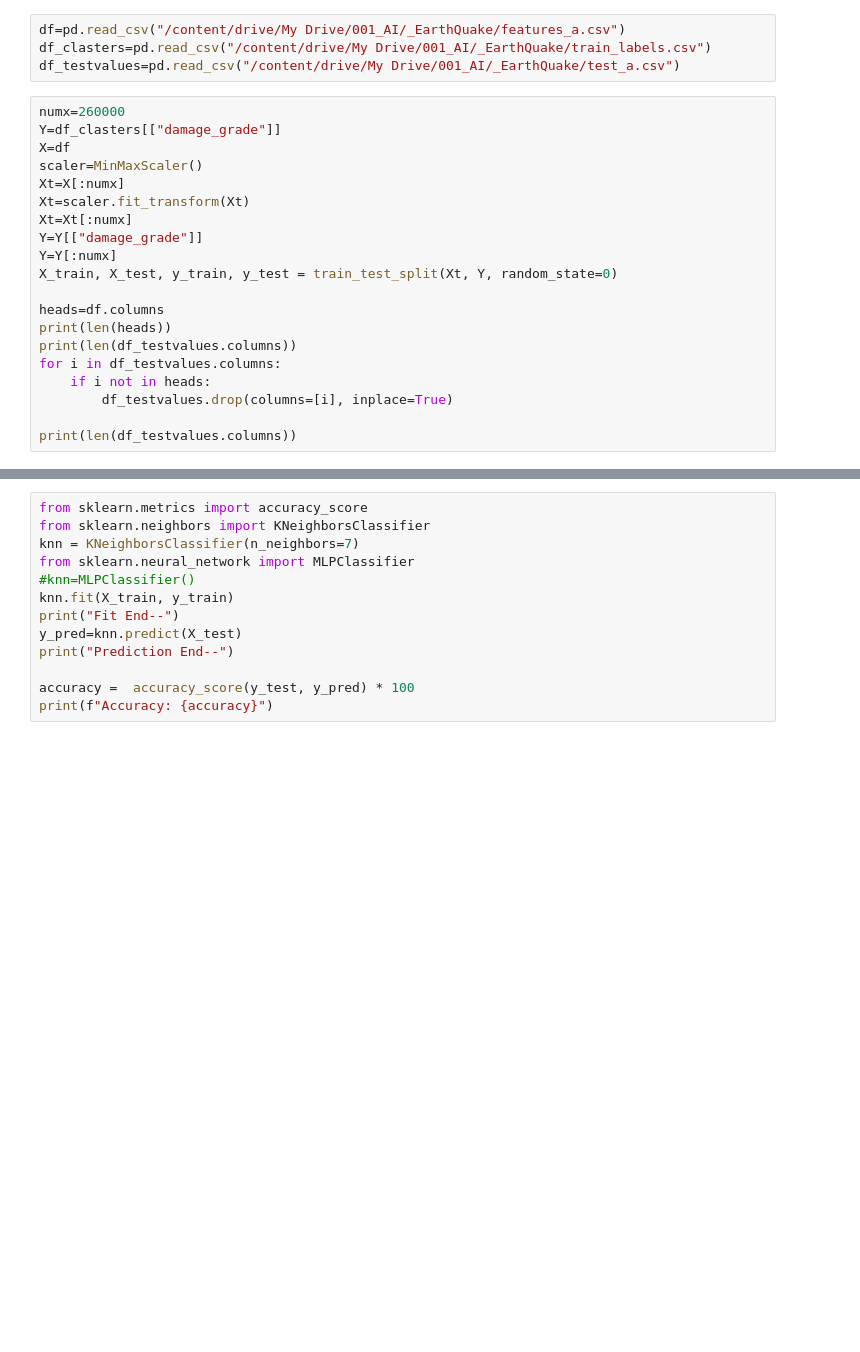
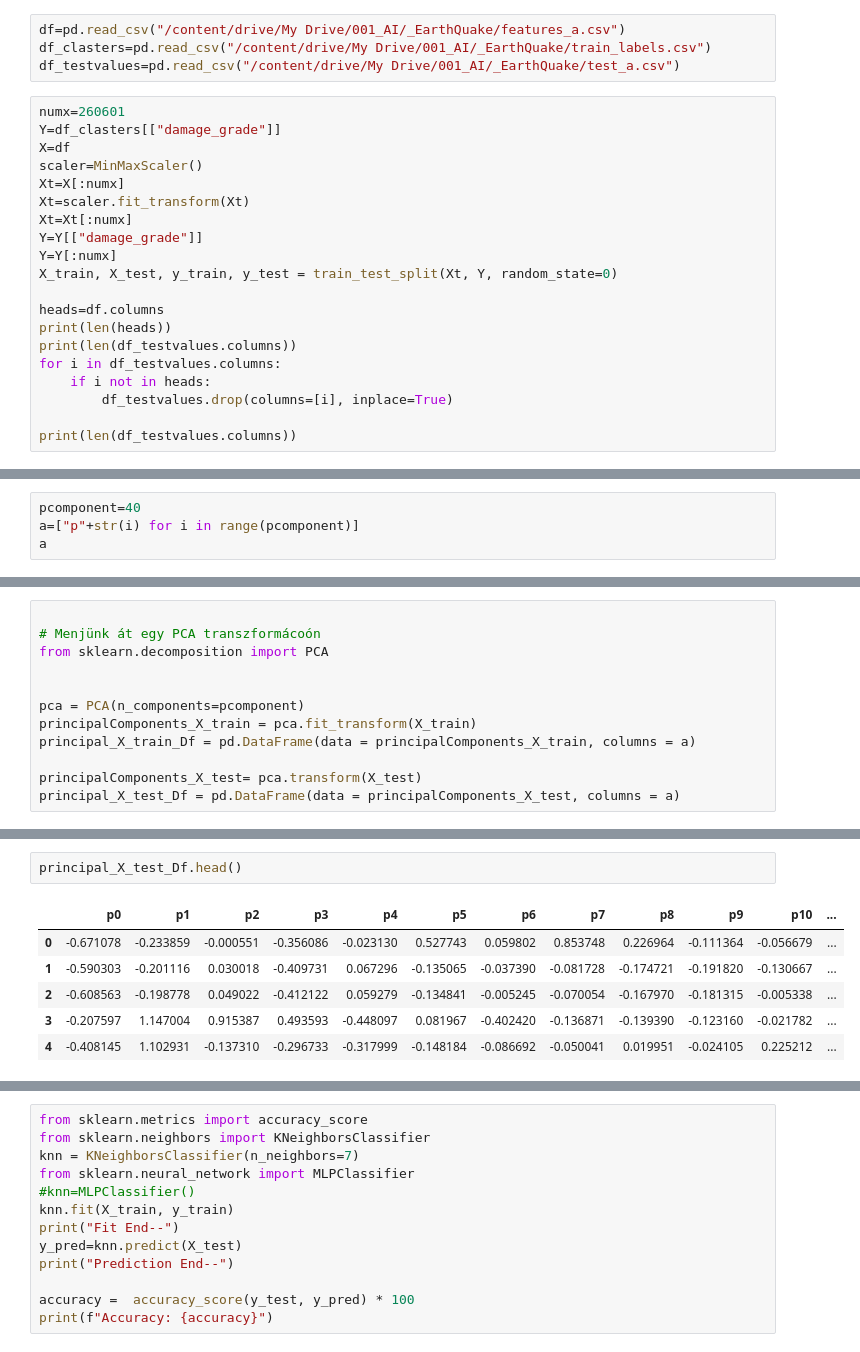
Before and after one commit to sipocz/_earthQuake, a Jupyter notebook: EarthQuaqe_Clustering_2.ipynb, the cells around one changed output, grey strips where cells are left out. Drawn from its saved outputs; the diff is of its cells as text; blank space fills up the shorter version.

```diff
--- a/EarthQuaqe_Clustering_2.ipynb
+++ b/EarthQuaqe_Clustering_2.ipynb
@@ -20,7 +20,7 @@ df=pd.read_csv("/content/drive/My Drive/001_AI/_EarthQuake/features_a.csv")
 df_clasters=pd.read_csv("/content/drive/My Drive/001_AI/_EarthQuake/train_labels.csv")
 df_testvalues=pd.read_csv("/content/drive/My Drive/001_AI/_EarthQuake/test_a.csv")
 # %%
-numx=260000
+numx=260601
 Y=df_clasters[["damage_grade"]]
 X=df
 scaler=MinMaxScaler()
@@ -45,0 +46,4 @@ print(len(df_testvalues.columns))
+# %%
+pcomponent=40
+a=["p"+str(i) for i in range(pcomponent)]
+a
@@ -45,0 +68,12 @@ print(len(df_testvalues.columns))
+# %%
+
+# Menjünk át egy PCA transzformácoón
+from sklearn.decomposition import PCA
+
+
+pca = PCA(n_components=pcomponent)
+principalComponents_X_train = pca.fit_transform(X_train)
+principal_X_train_Df = pd.DataFrame(data = principalComponents_X_train, columns = a)
+
+principalComponents_X_test= pca.transform(X_test)
+principal_X_test_Df = pd.DataFrame(data = principalComponents_X_test, columns = a)
@@ -45,0 +100,9 @@ print(len(df_testvalues.columns))
+# %%
+principal_X_test_Df.head()
+# %% [output]
+|  | p0 | p1 | p2 | p3 | p4 | p5 | p6 | p7 | p8 | p9 | p10 | ... |
+| 0 | -0.671078 | -0.233859 | -0.000551 | -0.356086 | -0.023130 | 0.527743 | 0.059802 | 0.853748 | 0.226964 | -0.111364 | -0.056679 | ... |
+| 1 | -0.590303 | -0.201116 | 0.030018 | -0.409731 | 0.067296 | -0.135065 | -0.037390 | -0.081728 | -0.174721 | -0.191820 | -0.130667 | ... |
+| 2 | -0.608563 | -0.198778 | 0.049022 | -0.412122 | 0.059279 | -0.134841 | -0.005245 | -0.070054 | -0.167970 | -0.181315 | -0.005338 | ... |
+| 3 | -0.207597 | 1.147004 | 0.915387 | 0.493593 | -0.448097 | 0.081967 | -0.402420 | -0.136871 | -0.139390 | -0.123160 | -0.021782 | ... |
+| 4 | -0.408145 | 1.102931 | -0.137310 | -0.296733 | -0.317999 | -0.148184 | -0.086692 | -0.050041 | 0.019951 | -0.024105 | 0.225212 | ... |
```
Also changed, not shown: parts of 12 cells of this notebook.
